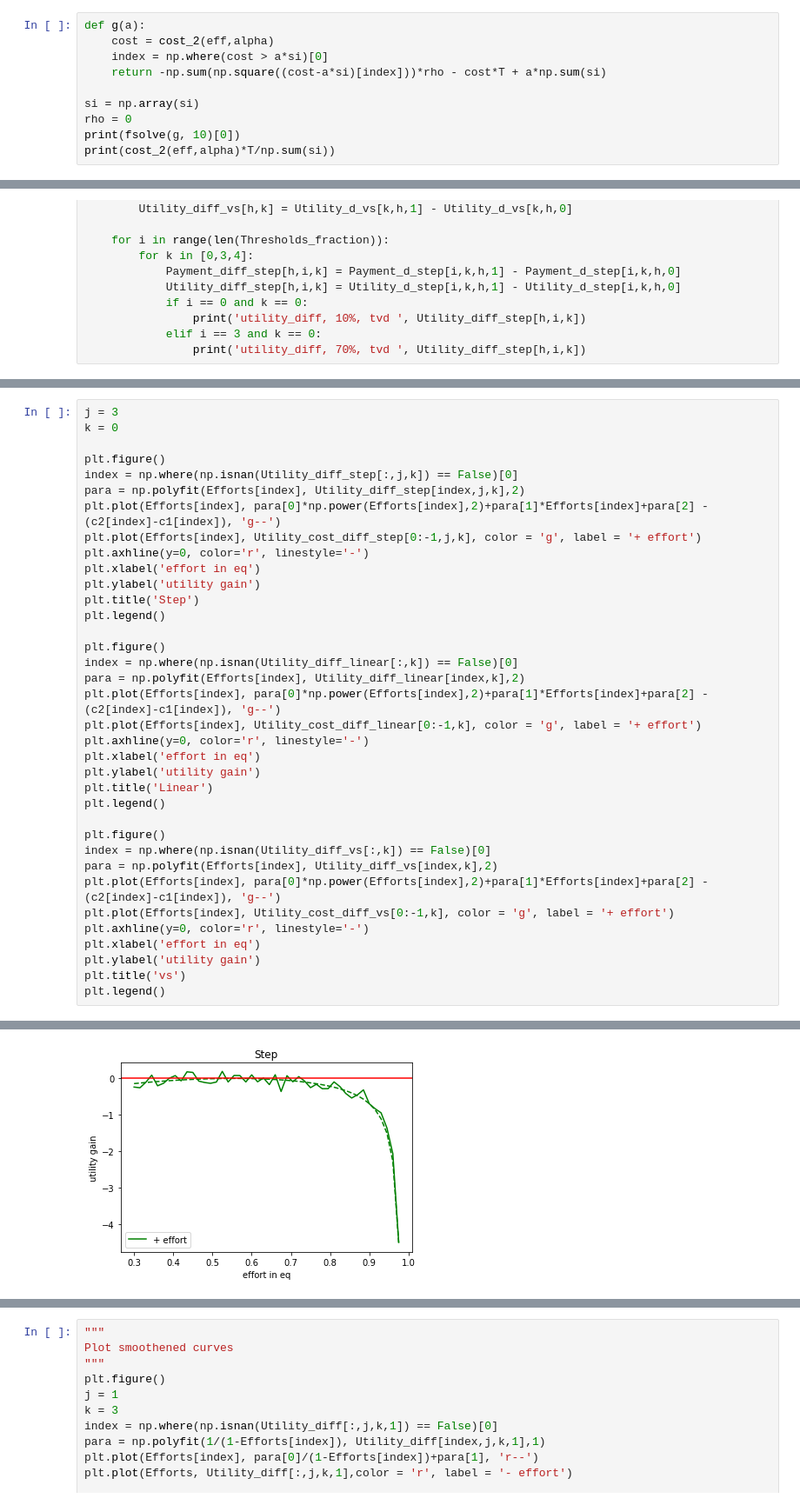
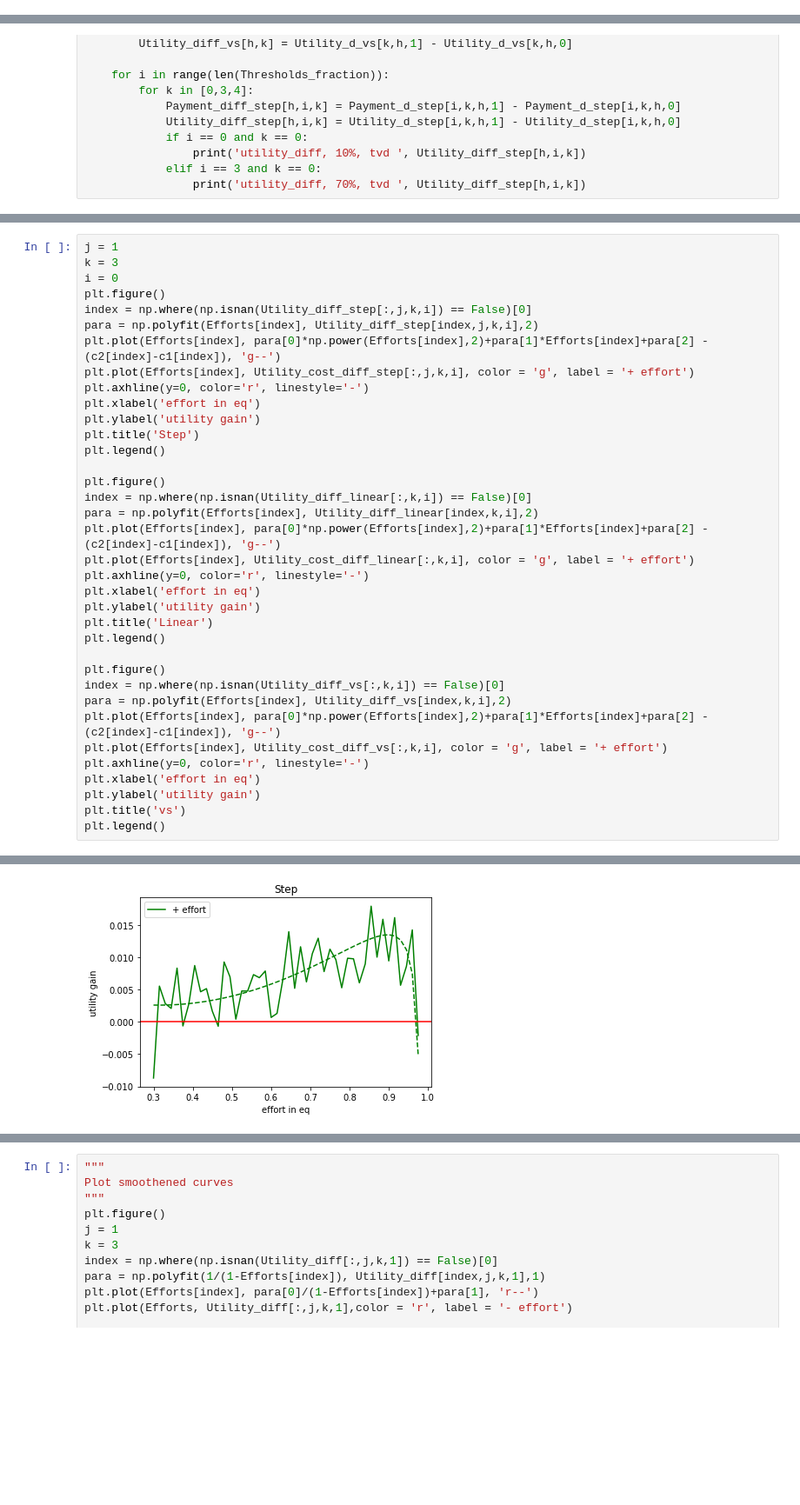
Before and after one commit to yichiz97/High-Effort-Crowds, a Jupyter notebook: Payment_efficiency/Exps_threshold_final.ipynb, the cells around one changed output, grey strips where cells are left out. Shown at 87% size. Cells and saved outputs as stored; diff of their text form; blank space fills up the shorter version.

```diff
--- a/Payment_efficiency/Exps_threshold_final.ipynb
+++ b/Payment_efficiency/Exps_threshold_final.ipynb
@@ -597,10 +584,0 @@ for l in range(T):
-# %%
-def g(a):
-    cost = cost_2(eff,alpha)
-    index = np.where(cost > a*si)[0]
-    return -np.sum(np.square((cost-a*si)[index]))*rho - cost*T + a*np.sum(si)
-
-si = np.array(si)
-rho = 0
-print(fsolve(g, 10)[0])
-print(cost_2(eff,alpha)*T/np.sum(si))
@@ -785,39 +975,39 @@ print(np.where(np.isnan(Utility_diff_step[:,j,k]) == False)[0])
 # %%
-j = 3
-k = 0
-
+j = 1
+k = 3
+i = 0
 plt.figure()
-index = np.where(np.isnan(Utility_diff_step[:,j,k]) == False)[0]
-para = np.polyfit(Efforts[index], Utility_diff_step[index,j,k],2)
+index = np.where(np.isnan(Utility_diff_step[:,j,k,i]) == False)[0]
+para = np.polyfit(Efforts[index], Utility_diff_step[index,j,k,i],2)
 plt.plot(Efforts[index], para[0]*np.power(Efforts[index],2)+para[1]*Efforts[index]+para[2] - (c2[index]-c1[index]), 'g--')
-plt.plot(Efforts[index], Utility_cost_diff_step[0:-1,j,k], color = 'g', label = '+ effort')
+plt.plot(Efforts[index], Utility_cost_diff_step[:,j,k,i], color = 'g', label = '+ effort')
 plt.axhline(y=0, color='r', linestyle='-')
 plt.xlabel('effort in eq')
 plt.ylabel('utility gain')
 plt.title('Step')
 plt.legend()
 
 plt.figure()
-index = np.where(np.isnan(Utility_diff_linear[:,k]) == False)[0]
-para = np.polyfit(Efforts[index], Utility_diff_linear[index,k],2)
+index = np.where(np.isnan(Utility_diff_linear[:,k,i]) == False)[0]
+para = np.polyfit(Efforts[index], Utility_diff_linear[index,k,i],2)
 plt.plot(Efforts[index], para[0]*np.power(Efforts[index],2)+para[1]*Efforts[index]+para[2] - (c2[index]-c1[index]), 'g--')
-plt.plot(Efforts[index], Utility_cost_diff_linear[0:-1,k], color = 'g', label = '+ effort')
+plt.plot(Efforts[index], Utility_cost_diff_linear[:,k,i], color = 'g', label = '+ effort')
 plt.axhline(y=0, color='r', linestyle='-')
 plt.xlabel('effort in eq')
 plt.ylabel('utility gain')
 plt.title('Linear')
 plt.legend()
 
 plt.figure()
-index = np.where(np.isnan(Utility_diff_vs[:,k]) == False)[0]
-para = np.polyfit(Efforts[index], Utility_diff_vs[index,k],2)
+index = np.where(np.isnan(Utility_diff_vs[:,k,i]) == False)[0]
+para = np.polyfit(Efforts[index], Utility_diff_vs[index,k,i],2)
 plt.plot(Efforts[index], para[0]*np.power(Efforts[index],2)+para[1]*Efforts[index]+para[2] - (c2[index]-c1[index]), 'g--')
-plt.plot(Efforts[index], Utility_cost_diff_vs[0:-1,k], color = 'g', label = '+ effort')
+plt.plot(Efforts[index], Utility_cost_diff_vs[:,k,i], color = 'g', label = '+ effort')
 plt.axhline(y=0, color='r', linestyle='-')
 plt.xlabel('effort in eq')
 plt.ylabel('utility gain')
 plt.title('vs')
 plt.legend()
 # %% [output]
 <matplotlib.legend.Legend at 0x...>
-[figure, old version]
+[figure, new version]
```
Also changed, not shown: parts of 16 cells of this notebook.
